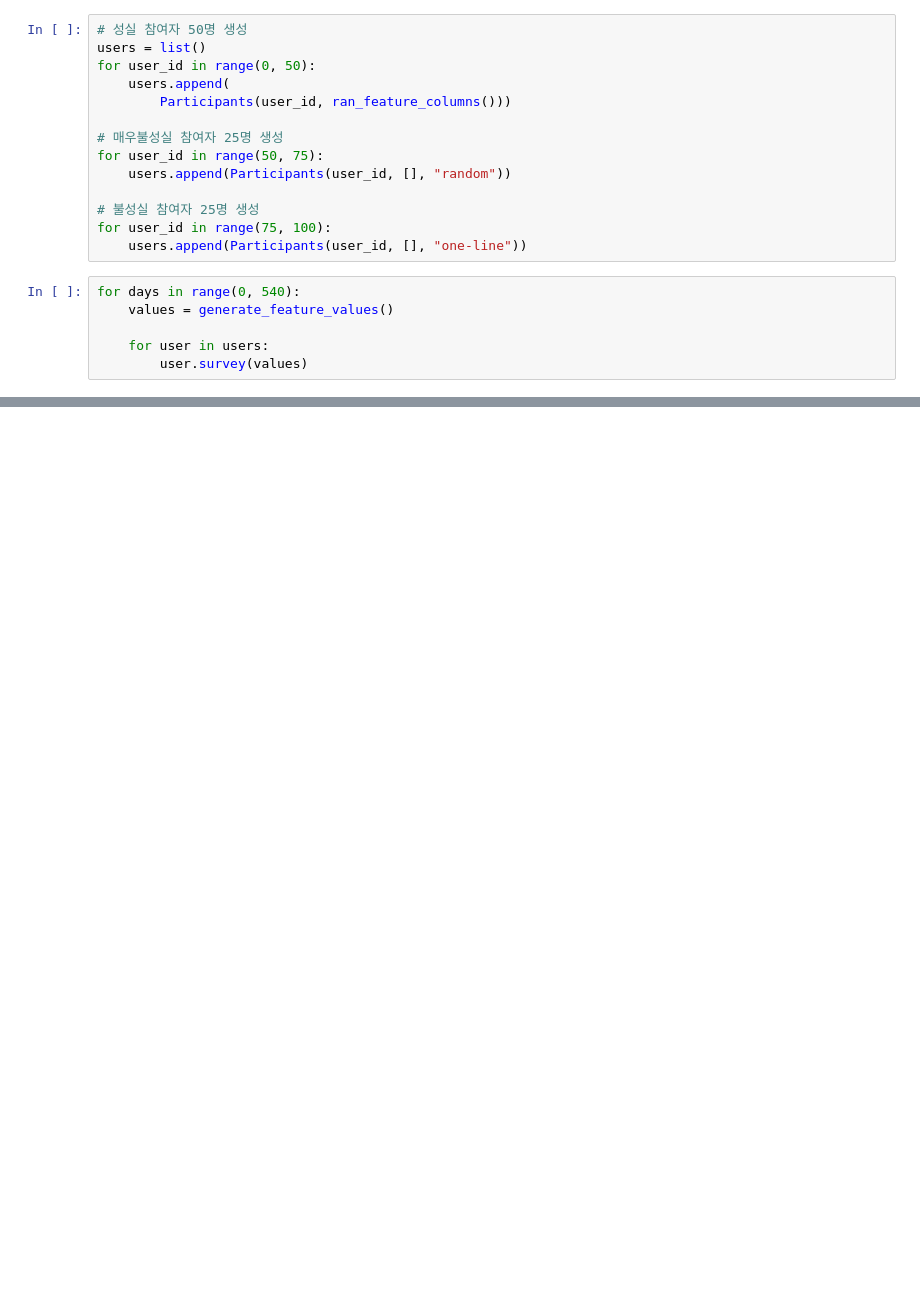
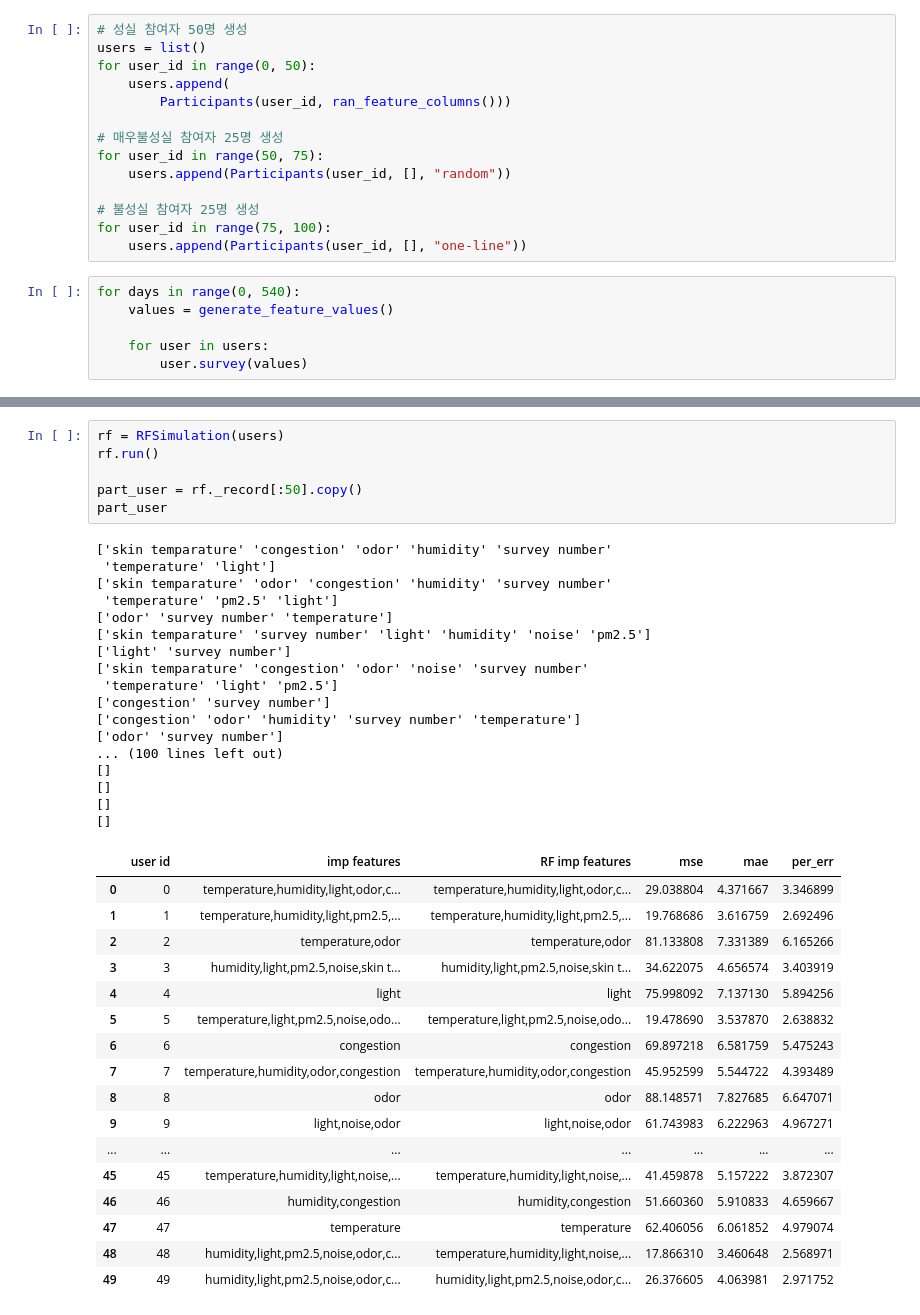
Before and after one commit to formegusto/survey-filtering-system, a Jupyter notebook: example.ipynb, the cells around one changed output, grey strips where cells are left out. Saved outputs shown, nothing was run; the diff lists cells and outputs as text; blank space fills up the shorter version.

```diff
--- a/example.ipynb
+++ b/example.ipynb
@@ -28,0 +55,41 @@ for days in range(0, 540):
+# %%
+rf = RFSimulation(users)
+rf.run()
+
+part_user = rf._record[:50].copy()
+part_user
+# %% [output]
+['skin temparature' 'congestion' 'odor' 'humidity' 'survey number'
+ 'temperature' 'light']
+['skin temparature' 'odor' 'congestion' 'humidity' 'survey number'
+ 'temperature' 'pm2.5' 'light']
+['odor' 'survey number' 'temperature']
+['skin temparature' 'survey number' 'light' 'humidity' 'noise' 'pm2.5']
+['light' 'survey number']
+['skin temparature' 'congestion' 'odor' 'noise' 'survey number'
+ 'temperature' 'light' 'pm2.5']
+['congestion' 'survey number']
+['congestion' 'odor' 'humidity' 'survey number' 'temperature']
+['odor' 'survey number']
+... (100 lines left out)
+[]
+[]
+[]
+[]
+|  | user id | imp features | RF imp features | mse | mae | per_err |
+| 0 | 0 | temperature,humidity,light,odor,c... | temperature,humidity,light,odor,c... | 29.038804 | 4.371667 | 3.346899 |
+| 1 | 1 | temperature,humidity,light,pm2.5,... | temperature,humidity,light,pm2.5,... | 19.768686 | 3.616759 | 2.692496 |
+| 2 | 2 | temperature,odor | temperature,odor | 81.133808 | 7.331389 | 6.165266 |
+| 3 | 3 | humidity,light,pm2.5,noise,skin t... | humidity,light,pm2.5,noise,skin t... | 34.622075 | 4.656574 | 3.403919 |
+| 4 | 4 | light | light | 75.998092 | 7.137130 | 5.894256 |
+| 5 | 5 | temperature,light,pm2.5,noise,odo... | temperature,light,pm2.5,noise,odo... | 19.478690 | 3.537870 | 2.638832 |
+| 6 | 6 | congestion | congestion | 69.897218 | 6.581759 | 5.475243 |
+| 7 | 7 | temperature,humidity,odor,congestion | temperature,humidity,odor,congestion | 45.952599 | 5.544722 | 4.393489 |
+| 8 | 8 | odor | odor | 88.148571 | 7.827685 | 6.647071 |
+| 9 | 9 | light,noise,odor | light,noise,odor | 61.743983 | 6.222963 | 4.967271 |
+| ... | ... | ... | ... | ... | ... | ... |
+| 45 | 45 | temperature,humidity,light,noise,... | temperature,humidity,light,noise,... | 41.459878 | 5.157222 | 3.872307 |
+| 46 | 46 | humidity,congestion | humidity,congestion | 51.660360 | 5.910833 | 4.659667 |
+| 47 | 47 | temperature | temperature | 62.406056 | 6.061852 | 4.979074 |
+| 48 | 48 | humidity,light,pm2.5,noise,odor,c... | temperature,humidity,light,noise,... | 17.866310 | 3.460648 | 2.568971 |
+| 49 | 49 | humidity,light,pm2.5,noise,odor,c... | humidity,light,pm2.5,noise,odor,c... | 26.376605 | 4.063981 | 2.971752 |
```
Also changed, not shown: parts of 7 cells of this notebook, 7 other files.
